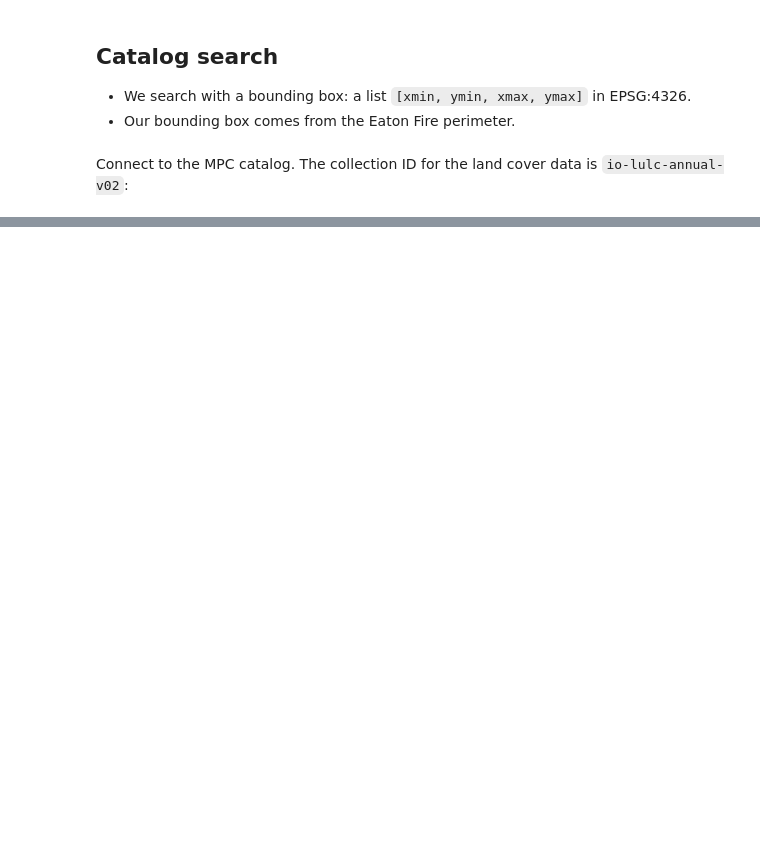
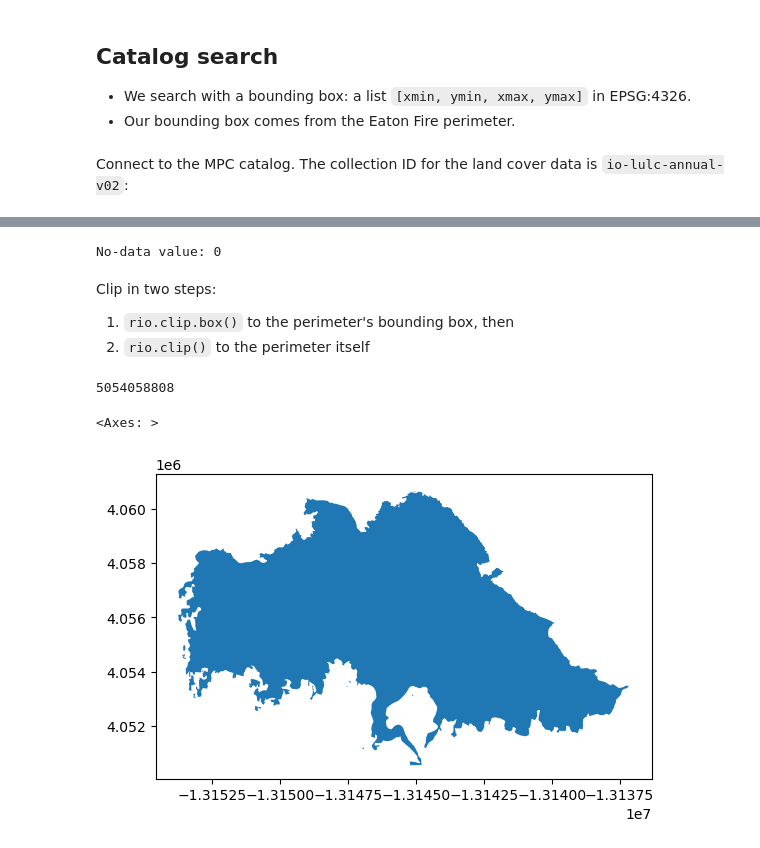
Before and after one commit to emaliap/eds220-in-class, a Jupyter notebook: week-9-land-cover-stats-STUDENTS.ipynb, the cells around one changed output, grey strips where cells are left out. Saved outputs shown, nothing was run; the diff lists cells and outputs as text; code cells hidden in the pictures; blank space fills up the shorter version.

```diff
--- a/week-9-land-cover-stats-STUDENTS.ipynb
+++ b/week-9-land-cover-stats-STUDENTS.ipynb
@@ -74,0 +164,21 @@ catalog = pystac_client.Client.open(
+# %%
+# Check the no data value
+print('No-data value:', lulc.rio.nodata)
+# %% [output]
+No-data value: 0
+# %% [markdown]
+Clip in two steps:
+
+1. `rio.clip.box()` to the perimeter's bounding box, then
+2. `rio.clip()` to the perimeter itself
+# %%
+# Number of pixels in raster
+lulc.size
+# %% [output]
+5054058808
+# %%
+# Eaton geometry has 20 polygons
+eaton.plot()
+# %% [output]
+<Axes: >
+[figure, added]
```
Also changed, not shown: parts of 25 cells of this notebook.
